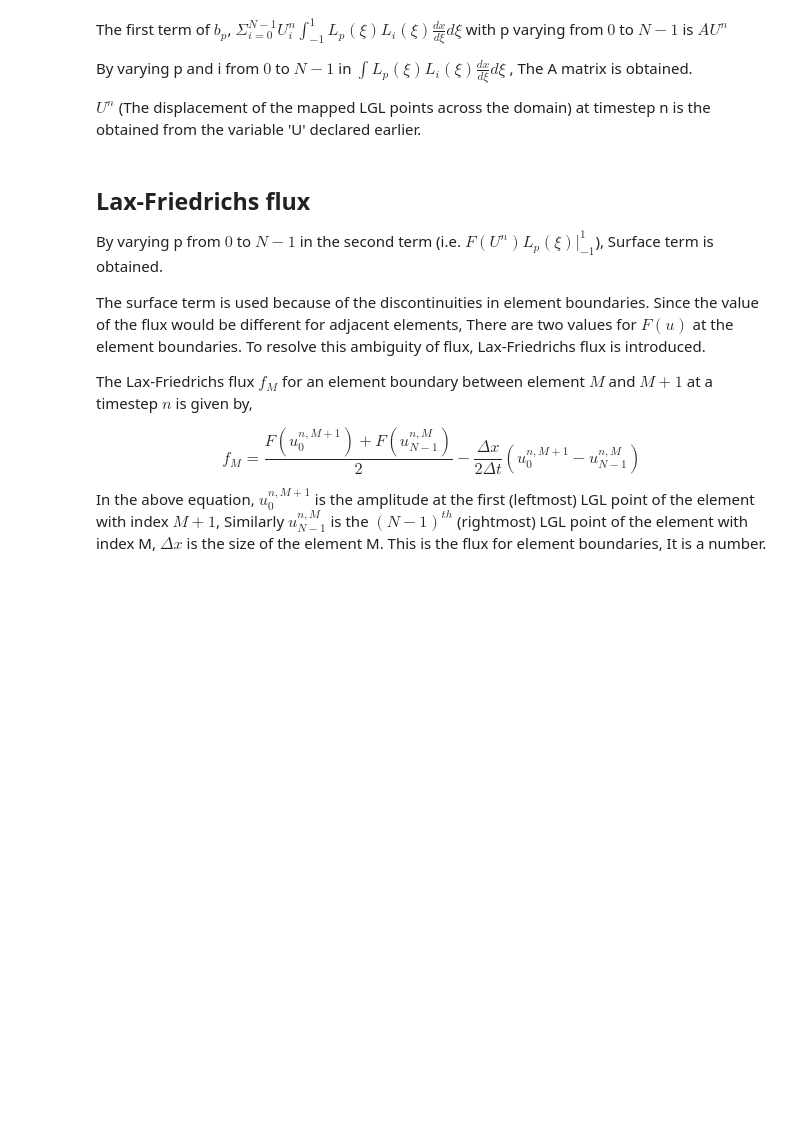
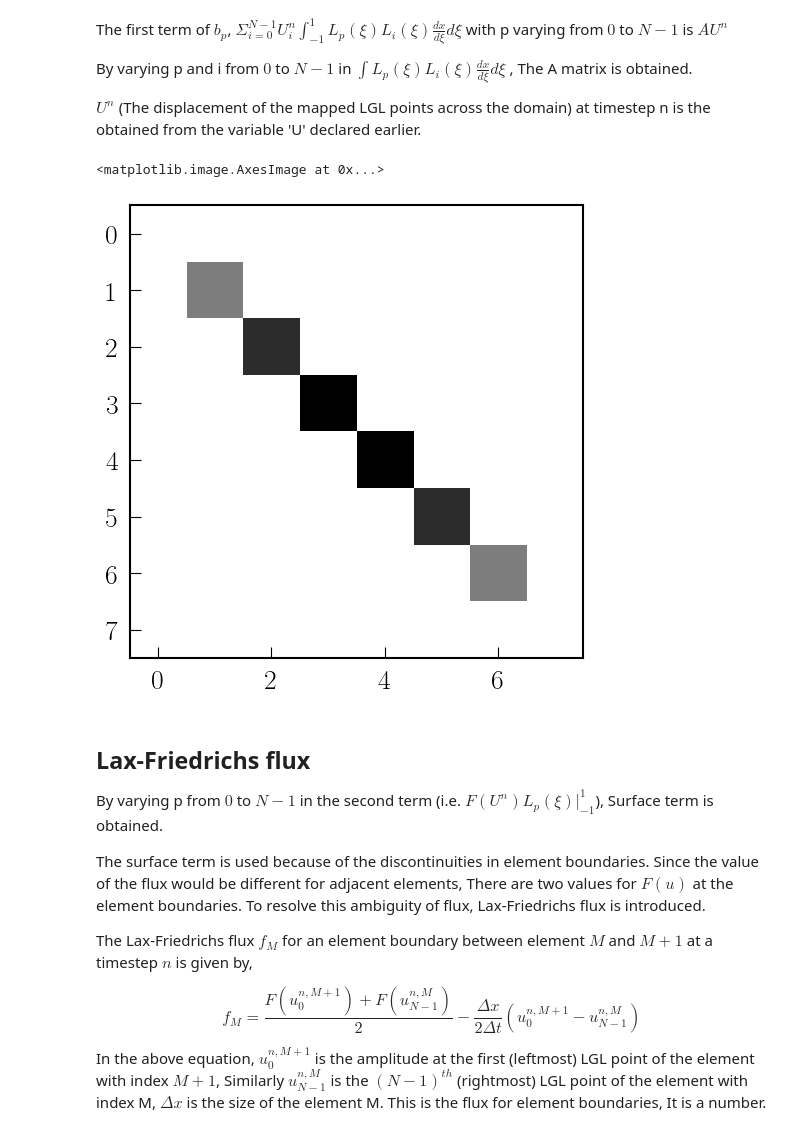
Before and after one commit to QuazarTech/DG_Maxwell, a Jupyter notebook: code/1D_wave_equation_bug.ipynb, the cells around one changed output. Cells and saved outputs as stored; diff of their text form; code cells hidden in the pictures; blank space fills up the shorter version.

```diff
--- a/code/1D_wave_equation_bug.ipynb
+++ b/code/1D_wave_equation_bug.ipynb
@@ -173,6 +202,12 @@ def mapping_xi_to_x(x_nodes, xi):
     -------
     x : arrayfire.Array
         :math: `x` value in the element corresponding to :math:`\\xi`.
+
+    Examples
+    --------
+    mapping_xi_to_x(x_nodes, 0)
+
+    Using x_nodes as [x1, x2], gives a value (x1 + x2) / 2
     '''
 
     N_0 = (1 - xi) / 2
@@ -193,7 +228,7 @@ def test_mapping_xi_to_x():
     '''
     threshold = 1e-14
 
-    test_element_nodes = af.interop.np_to_af_array(np.array([7, 11]))
+    test_element_nodes = af.np_to_af_array(np.array([7, 11]))
     test_xi            = 0
     analytical_x_value = 9
     numerical_x_value  = mapping_xi_to_x(test_element_nodes, test_xi)
@@ -711,19 +994,18 @@ def A_matrix():
     The A matrix will vary for each element. The one calculated is for the case
     of 1D elements which are of equal size.
     '''
-    weights      = lobatto_weights
-    weights_tile = af.tile(af.reorder(weights, 1, 2, 0),\
-                                                N_LGL, N_LGL)
 
     L_i   = lagrange_basis_value(N_LGL)
     L_p   = af.reorder(L_i, 0, 2, 1)
     L_i   = af.reorder(L_i, 2, 0, 1)
 
-    dx_by_dxi   = dx_dxi((boundaries[0 : 2, 0]), xi_LGL)
+    dx_by_dxi   = dx_dxi(boundaries[0 : 2, 0], xi_LGL)
     dx_dxi_tile = af.tile(dx_by_dxi, 1, N_LGL, N_LGL)
     Li_Lp_array = af.broadcast(multiply, L_p, L_i)
-    L_element   = (Li_Lp_array * weights_tile * dx_dxi_tile)
-    A_matrix    = af.sum(L_element, dim = 2)
+    L_element   = (Li_Lp_array * dx_dxi_tile)
+
+    A_matrix    = Integrate(8, L_element)
+
 
     return A_matrix
 
@@ -732,7 +1014,7 @@ def test_A_matrix():
     The A matrix is  expected to be a diagonal matrix with weights multiplied with
     :math: `\frac{dx}{d\\xi}` as the diagonal elements.
     '''
-    threshold = 1e-9
+    threshold = 1e-10
 
     weights         = lobatto_weights
     identity_matrix = af.identity(N_LGL, N_LGL,\
@@ -746,5 +1028,5 @@ def test_A_matrix():
     calculated_A_matrix = A_matrix()
 
     error = af.max(af.abs(analytical_A_matrix - calculated_A_matrix))
-
+    print(error)
     assert error <= threshold
@@ -785,6 +1087,15 @@ By varying p and i from $0$ to $N - 1$ in $\int L_p(\xi)L_i(\xi)\frac{dx}
 
 $U^n$ (The displacement of the mapped LGL points across the domain) at timestep n is the obtained from the variable
 'U' declared earlier.
+# %%
+A_matrix_array = np.array(A_matrix())
+
+indices = np.where(A_matrix_array < 0.5*np.max(np.abs(A_matrix_array)))
+A_matrix_array[indices] = 0.
+plt.imshow(A_matrix_array, cmap='gray_r')
+# %% [output]
+<matplotlib.image.AxesImage at 0x...>
+[figure, added]
 # %%
 def first_term(t_n, A):
     '''
```
Also changed, not shown: parts of 34 cells of this notebook.
